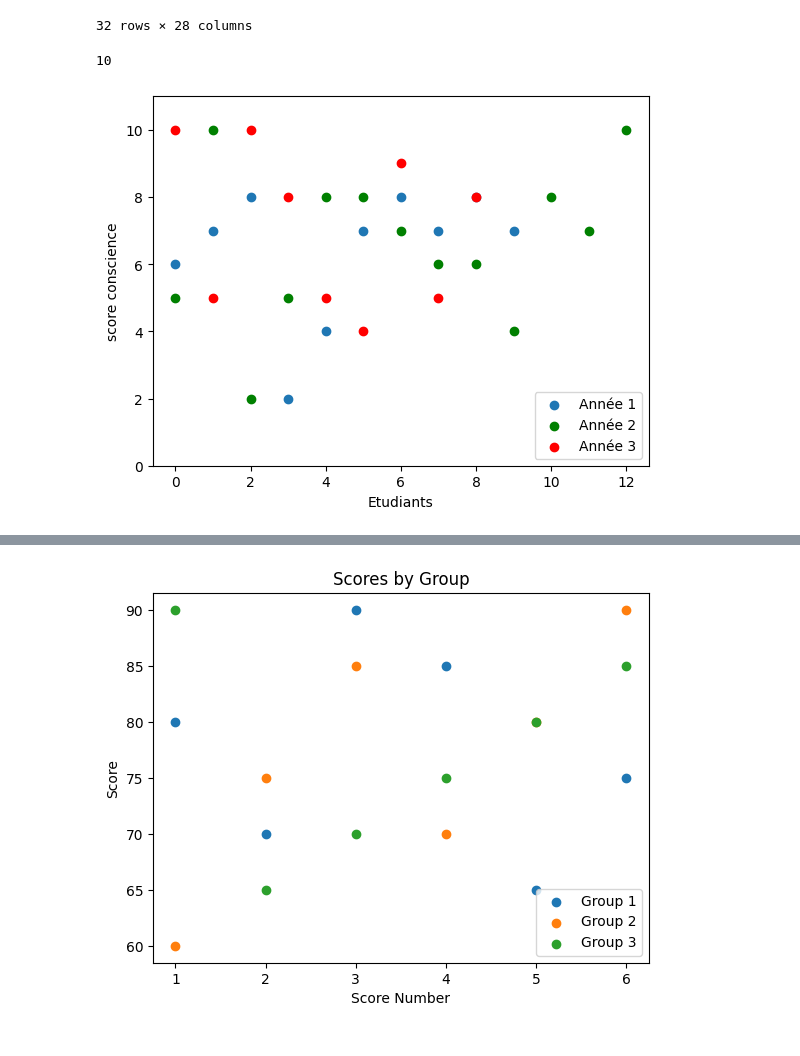
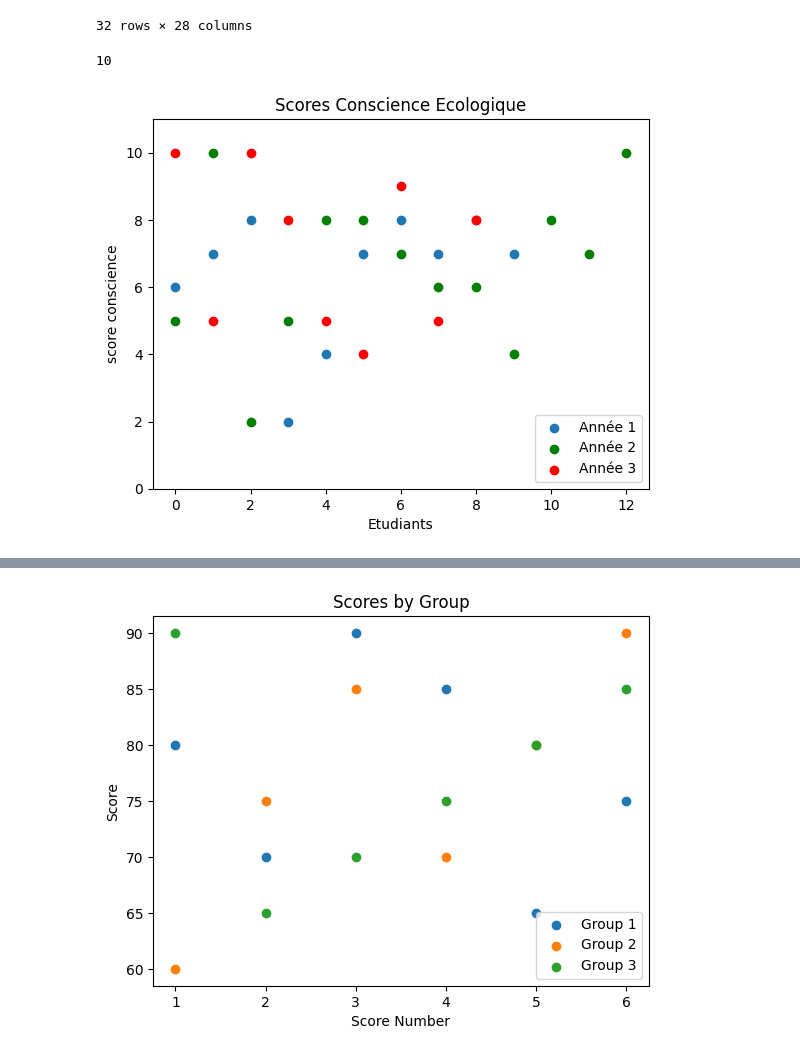
Before and after one commit to DigitalDanteCrypto/anova, a Jupyter notebook: sondage1.ipynb, the cells around one changed output, grey strips where cells are left out. Saved outputs shown, nothing was run; the diff lists cells and outputs as text; code cells hidden in the pictures.

```diff
--- a/sondage1.ipynb
+++ b/sondage1.ipynb
@@ -351,28 +351,28 @@ sondage
 # %%
 import matplotlib.pyplot as plt
 
 z = sondage.loc[sondage["Année"]==1]
-
 y = z["Score-Conscience"]
 x = range(len(z.index))
 print(len(z.index))
 plt.ylabel('score conscience')
 plt.xlabel('Etudiants')
 # AFFICHER LE SCORE MAX
 plt.gca().set_ylim([0,11])
 plt.scatter(x, y, label='Année 1')
 #ETUDIANT 2 ANNEE
 z = sondage.loc[sondage["Année"]==2]
 y = z["Score-Conscience"]
 x = range(len(z.index))
 plt.scatter(x,y, c="g" ,label='Année 2')
 #ETUDIANT 3 ANNEE
 z = sondage.loc[sondage["Année"]==3]
 y = z["Score-Conscience"]
 x = range(len(z.index))
 plt.scatter(x,y, c="r", label='Année 3')
+plt.title('Scores Conscience Ecologique')
 plt.legend()
 plt.show()
 # %% [output]
 10
-[figure, old version]
+[figure, new version]
```
Also changed, not shown: parts of 2 cells of this notebook, 1 other file.
